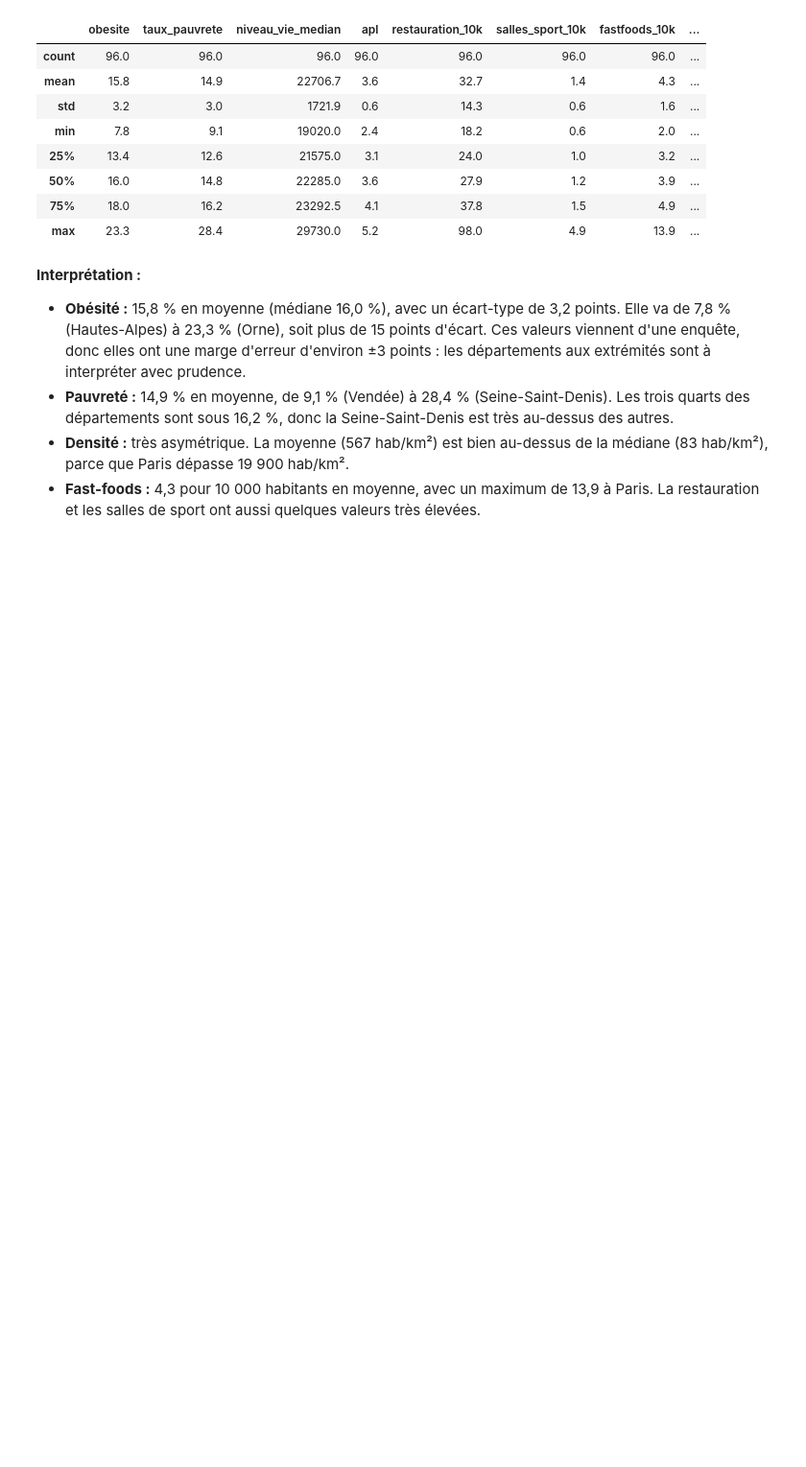
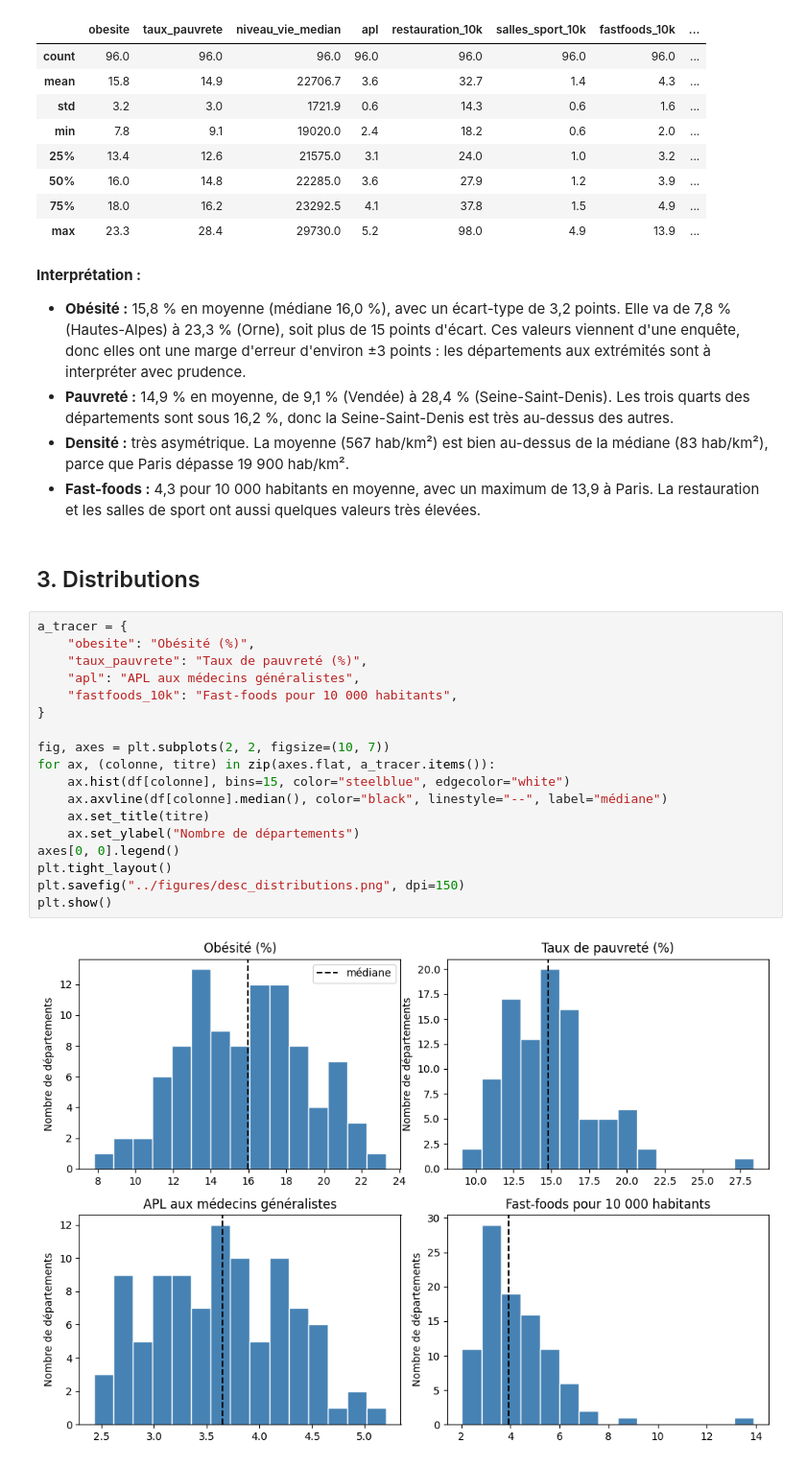
Before and after one commit to leonardlevi/projet-2A, a Jupyter notebook: notebooks/01_descriptif.ipynb, the cells around one changed output. Shown at 96% size. Cells and saved outputs as stored; diff of their text form; blank space fills up the shorter version.

Commit message:
Ajout des distributions et des départements extrêmes

```diff
--- a/notebooks/01_descriptif.ipynb
+++ b/notebooks/01_descriptif.ipynb
@@ -52,3 +52,25 @@ df[variables].describe().round(1)
 - **Pauvreté :** 14,9 % en moyenne, de 9,1 % (Vendée) à 28,4 % (Seine-Saint-Denis). Les trois quarts des départements sont sous 16,2 %, donc la Seine-Saint-Denis est très au-dessus des autres.
 - **Densité :** très asymétrique. La moyenne (567 hab/km²) est bien au-dessus de la médiane (83 hab/km²), parce que Paris dépasse 19 900 hab/km².
 - **Fast-foods :** 4,3 pour 10 000 habitants en moyenne, avec un maximum de 13,9 à Paris. La restauration et les salles de sport ont aussi quelques valeurs très élevées.
+# %% [markdown]
+## 3. Distributions
+# %%
+a_tracer = {
+    "obesite": "Obésité (%)",
+    "taux_pauvrete": "Taux de pauvreté (%)",
+    "apl": "APL aux médecins généralistes",
+    "fastfoods_10k": "Fast-foods pour 10 000 habitants",
+}
+
+fig, axes = plt.subplots(2, 2, figsize=(10, 7))
+for ax, (colonne, titre) in zip(axes.flat, a_tracer.items()):
+    ax.hist(df[colonne], bins=15, color="steelblue", edgecolor="white")
+    ax.axvline(df[colonne].median(), color="black", linestyle="--", label="médiane")
+    ax.set_title(titre)
+    ax.set_ylabel("Nombre de départements")
+axes[0, 0].legend()
+plt.tight_layout()
+plt.savefig("../figures/desc_distributions.png", dpi=150)
+plt.show()
+# %% [output]
+[figure, added]
```
Also changed, not shown: parts of 5 cells of this notebook, 1 other file.
